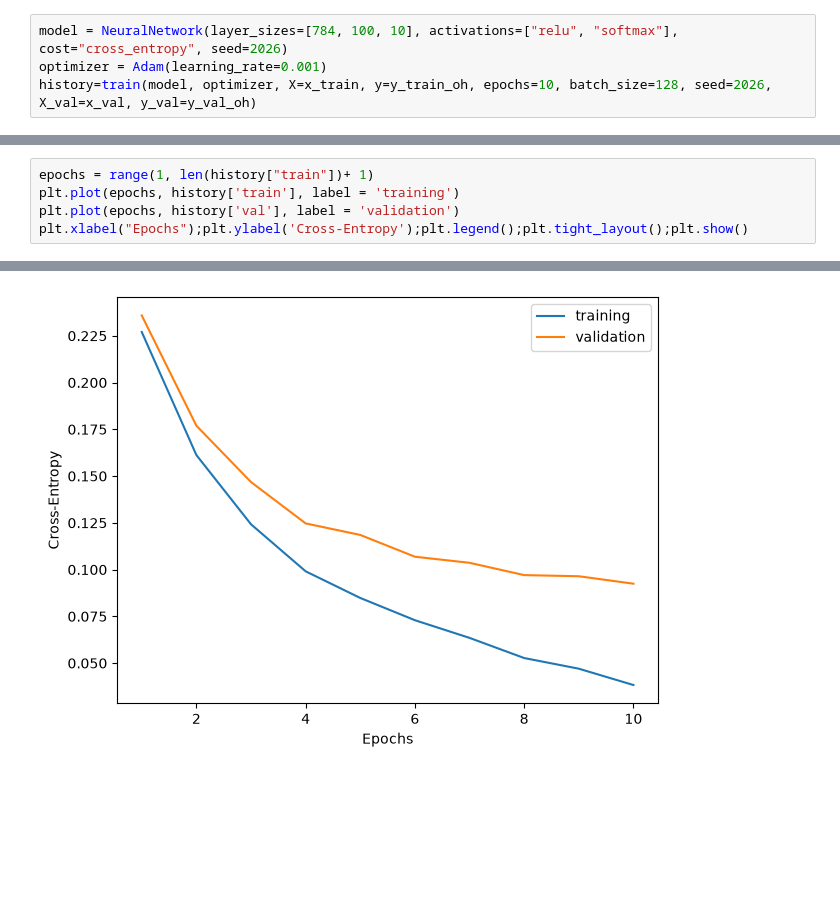
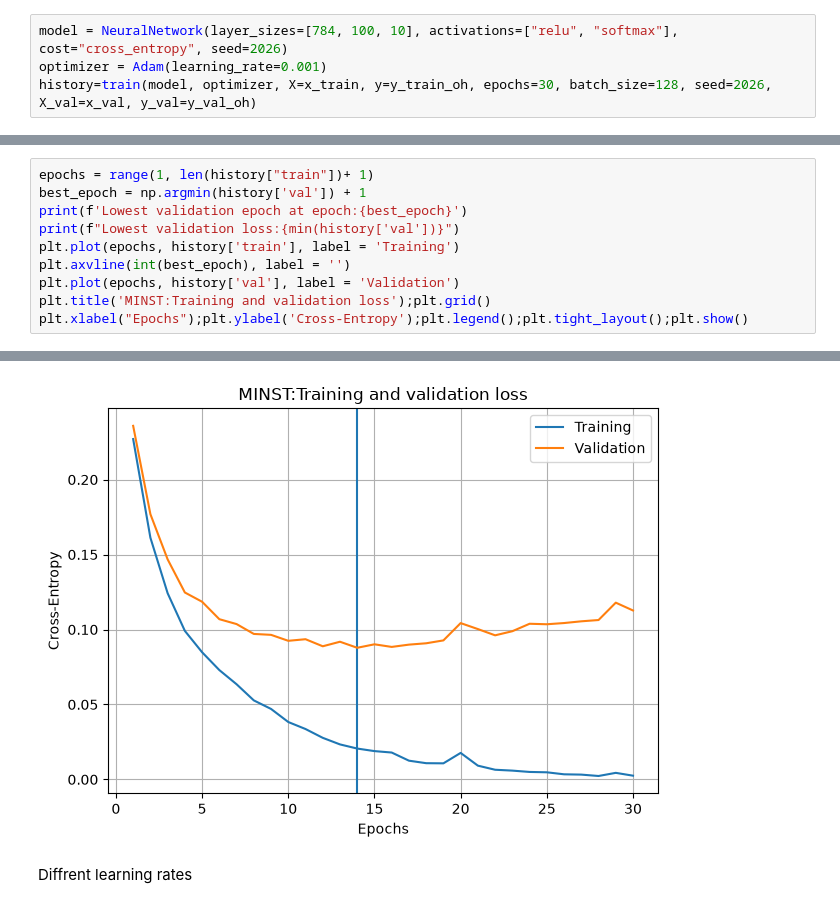
Before and after one commit to synneosen/Project-2, a Jupyter notebook: Code/part_e_classification_an.ipynb, the cells around one changed output, grey strips where cells are left out. Drawn from its saved outputs; the diff is of its cells as text; blank space fills up the shorter version.

```diff
--- a/Code/part_e_classification_an.ipynb
+++ b/Code/part_e_classification_an.ipynb
@@ -18,4 +27,4 @@ y_train_oh, y_val_oh = one_hot(y_train), one_hot(y_val)
 # %%
 model = NeuralNetwork(layer_sizes=[784, 100, 10], activations=["relu", "softmax"], cost="cross_entropy", seed=2026)
 optimizer = Adam(learning_rate=0.001)
-history=train(model, optimizer, X=x_train, y=y_train_oh, epochs=10, batch_size=128, seed=2026, X_val=x_val, y_val=y_val_oh)
+history=train(model, optimizer, X=x_train, y=y_train_oh, epochs=30, batch_size=128, seed=2026, X_val=x_val, y_val=y_val_oh)
@@ -31,6 +61,11 @@ Cross entropy end: 0.0383
 # %%
 epochs = range(1, len(history["train"])+ 1)
-plt.plot(epochs, history['train'], label = 'training')
-plt.plot(epochs, history['val'], label = 'validation')
+best_epoch = np.argmin(history['val']) + 1
+print(f'Lowest validation epoch at epoch:{best_epoch}')
+print(f"Lowest validation loss:{min(history['val'])}")
+plt.plot(epochs, history['train'], label = 'Training')
+plt.axvline(int(best_epoch), label = '')
+plt.plot(epochs, history['val'], label = 'Validation')
+plt.title('MINST:Training and validation loss');plt.grid()
 plt.xlabel("Epochs");plt.ylabel('Cross-Entropy');plt.legend();plt.tight_layout();plt.show()
 # %% [output]
@@ -37 +74,3 @@ plt.xlabel("Epochs");plt.ylabel('Cross-Entropy');plt.legend();plt.tight_layout()
-[figure, old version]
+[figure, new version]
+# %% [markdown]
+Diffrent learning rates
```
Also changed, not shown: parts of 25 cells of this notebook, 1 other file.
